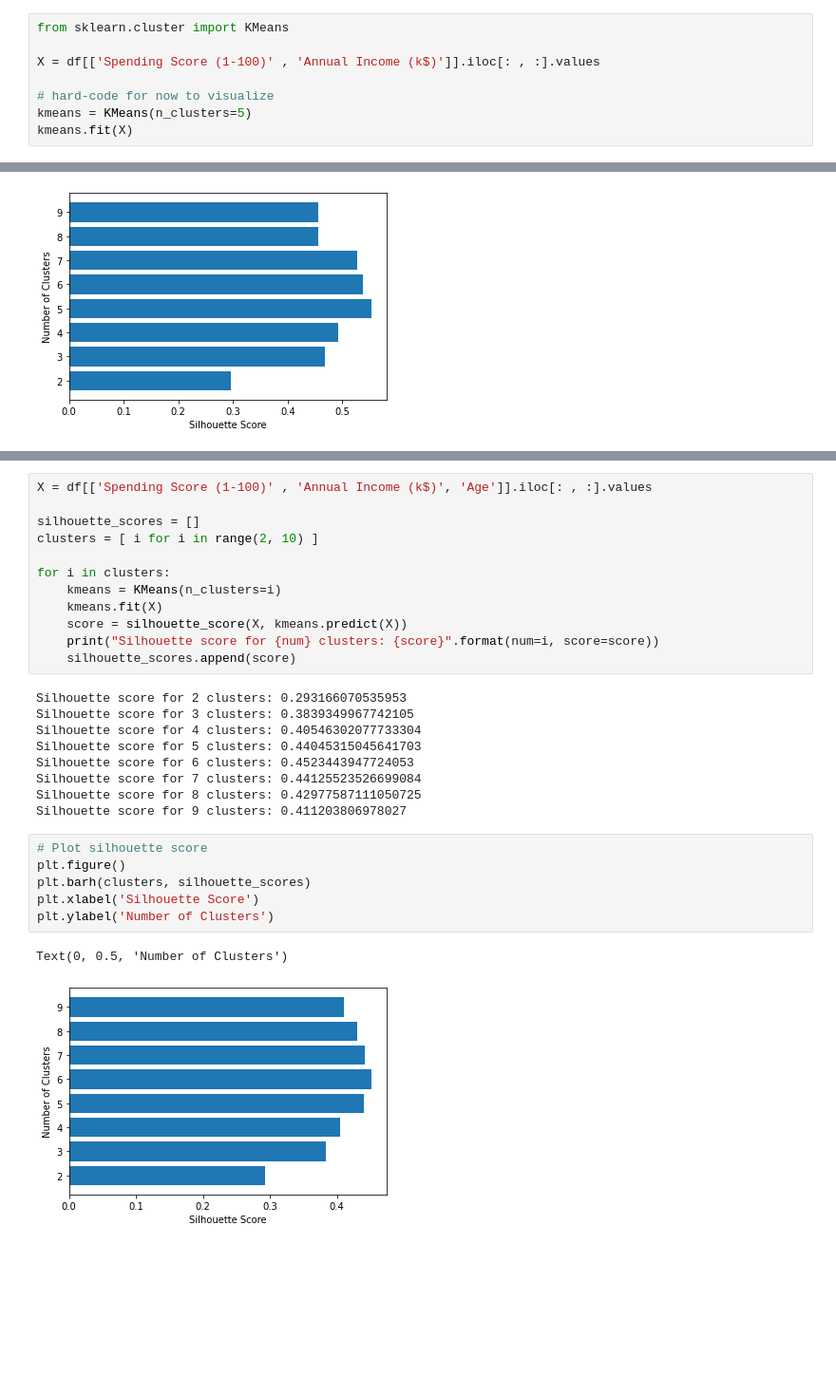
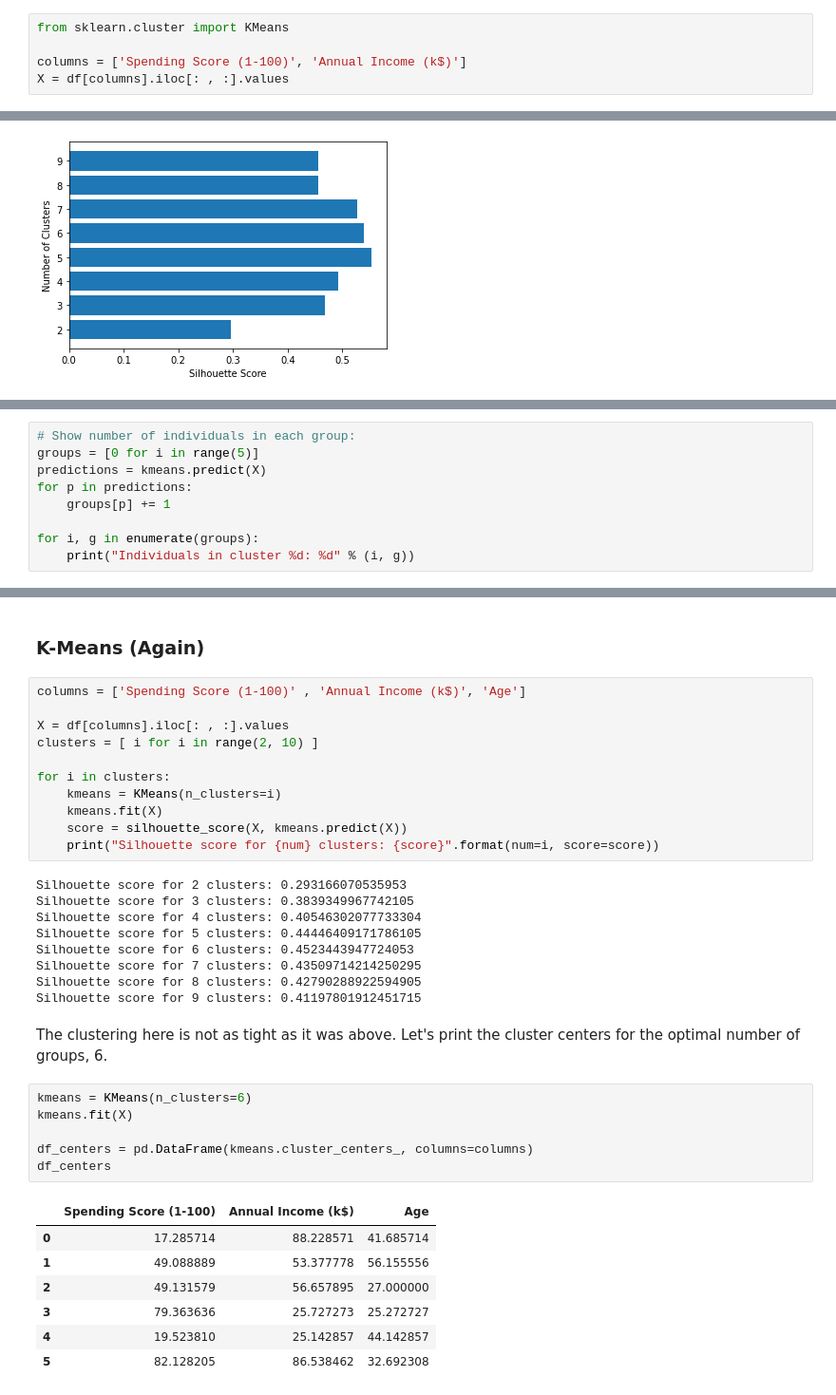
Before and after one commit to jdn5126/CommunitySegmentation, a Jupyter notebook: CustomerSegmentation.ipynb, the cells around one changed output, grey strips where cells are left out. Shown at 95% size. Saved outputs shown, nothing was run; the diff lists cells and outputs as text; blank space fills up the shorter version.

```diff
--- a/CustomerSegmentation.ipynb
+++ b/CustomerSegmentation.ipynb
@@ -72,8 +125,5 @@ Do k-means using just spending score and annual income.
 # %%
 from sklearn.cluster import KMeans
 
-X = df[['Spending Score (1-100)' , 'Annual Income (k$)']].iloc[: , :].values
-
-# hard-code for now to visualize
-kmeans = KMeans(n_clusters=5)
-kmeans.fit(X)
+columns = ['Spending Score (1-100)', 'Annual Income (k$)']
+X = df[columns].iloc[: , :].values
@@ -143,0 +191,9 @@ for gender in ['Male' , 'Female']:
+# %%
+# Show number of individuals in each group:
+groups = [0 for i in range(5)]
+predictions = kmeans.predict(X)
+for p in predictions:
+    groups[p] += 1
+
+for i, g in enumerate(groups):
+    print("Individuals in cluster %d: %d" % (i, g))
@@ -144,7 +210,9 @@ for gender in ['Male' , 'Female']:
+# %% [markdown]
+### K-Means (Again)
 # %%
-X = df[['Spending Score (1-100)' , 'Annual Income (k$)', 'Age']].iloc[: , :].values
+columns = ['Spending Score (1-100)' , 'Annual Income (k$)', 'Age']
 
-silhouette_scores = []
+X = df[columns].iloc[: , :].values
 clusters = [ i for i in range(2, 10) ]
 
 for i in clusters:
@@ -152,22 +220,28 @@ for i in clusters:
     kmeans.fit(X)
     score = silhouette_score(X, kmeans.predict(X))
     print("Silhouette score for {num} clusters: {score}".format(num=i, score=score))
-    silhouette_scores.append(score)
 # %% [output]
 Silhouette score for 2 clusters: 0.293166070535953
 Silhouette score for 3 clusters: 0.3839349967742105
 Silhouette score for 4 clusters: 0.40546302077733304
-Silhouette score for 5 clusters: 0.44045315045641703
+Silhouette score for 5 clusters: 0.44446409171786105
 Silhouette score for 6 clusters: 0.4523443947724053
-Silhouette score for 7 clusters: 0.44125523526699084
-Silhouette score for 8 clusters: 0.42977587111050725
-Silhouette score for 9 clusters: 0.411203806978027
+Silhouette score for 7 clusters: 0.43509714214250295
+Silhouette score for 8 clusters: 0.42790288922594905
+Silhouette score for 9 clusters: 0.41197801912451715
-# %%
-# Plot silhouette score
-plt.figure()
-plt.barh(clusters, silhouette_scores)
-plt.xlabel('Silhouette Score')
-plt.ylabel('Number of Clusters')
-# %% [output]
-Text(0, 0.5, 'Number of Clusters')
-[figure, removed]
+# %% [markdown]
+The clustering here is not as tight as it was above. Let's print the cluster centers for the optimal number of groups, 6.
+# %%
+kmeans = KMeans(n_clusters=6)
+kmeans.fit(X)
+
+df_centers = pd.DataFrame(kmeans.cluster_centers_, columns=columns)
+df_centers
+# %% [output]
+|  | Spending Score (1-100) | Annual Income (k$) | Age |
+| 0 | 17.285714 | 88.228571 | 41.685714 |
+| 1 | 49.088889 | 53.377778 | 56.155556 |
+| 2 | 49.131579 | 56.657895 | 27.000000 |
+| 3 | 79.363636 | 25.727273 | 25.272727 |
+| 4 | 19.523810 | 25.142857 | 44.142857 |
+| 5 | 82.128205 | 86.538462 | 32.692308 |
```
Also changed, not shown: parts of 26 cells of this notebook.
